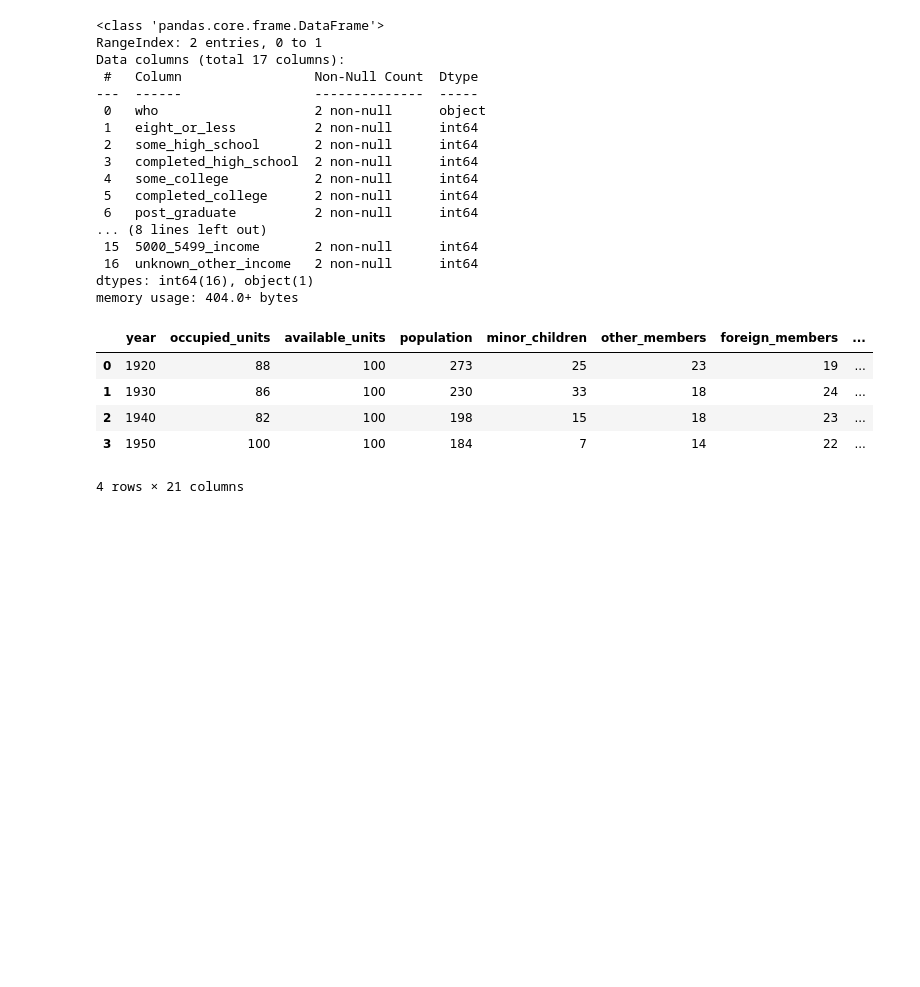
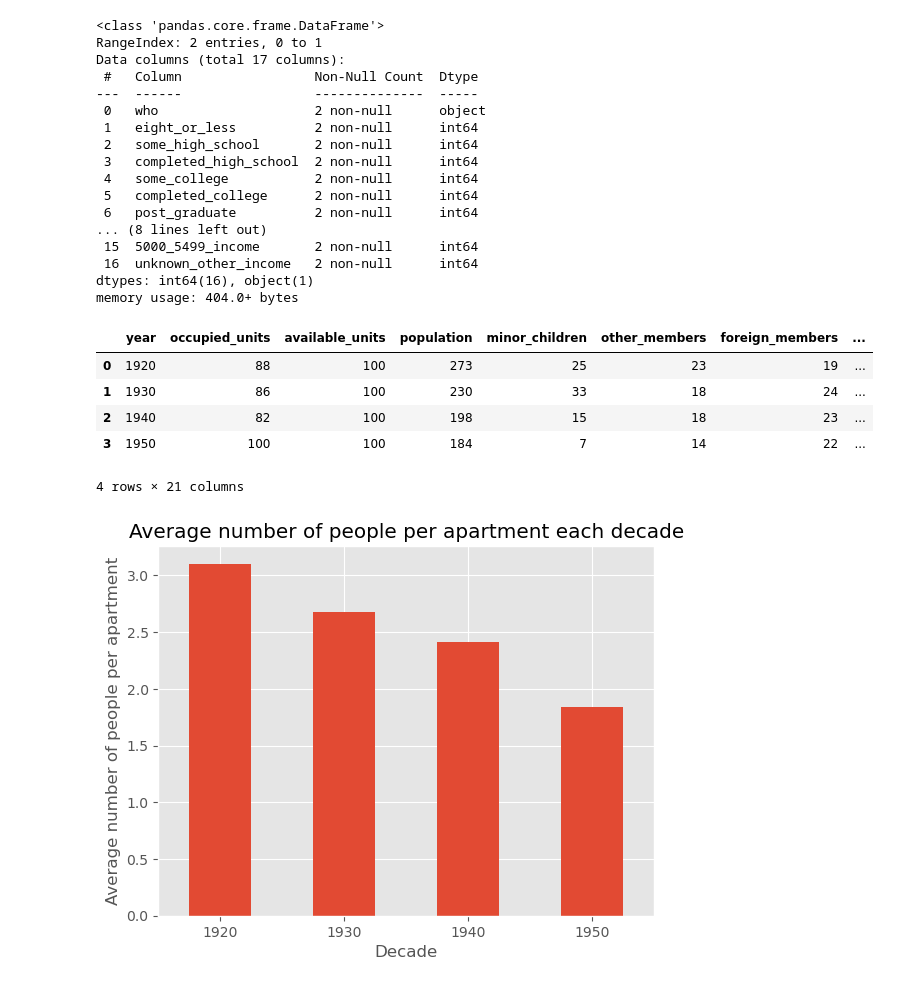
Before and after one commit to LDeYoung17/jackson-heights-analysis, a Jupyter notebook: notebooks/EDA.ipynb, the cells around one changed output. Saved outputs shown, nothing was run; the diff lists cells and outputs as text; code cells hidden in the pictures; blank space fills up the shorter version.

Commit message:
demographic charts

```diff
--- a/notebooks/EDA.ipynb
+++ b/notebooks/EDA.ipynb
@@ -159,6 +159,20 @@ display(df_demo)
 4 rows × 21 columns
 # %%
 df_demo['pop_density'] = df_demo['population'] / df_demo['occupied_units']
-df_demo['minor_percent'] = df_demo['minor_children'] / df_demo['population']
-df_demo['other_percent'] = df_demo['other_members'] / df_demo['population']
-df_demo['foreign_percent'] = df_demo['foreign_members'] / df_demo['population']
+df_demo['total_non_heads'] = df_demo['minor_children'] + df_demo['other_members'] + df_demo['foreign_members']
+df_demo['minor_percent'] = (df_demo['minor_children'] / df_demo['population']) * 100
+df_demo['other_percent'] = (df_demo['other_members'] / df_demo['population']) * 100
+df_demo['foreign_percent'] = (df_demo['foreign_members'] / df_demo['population']) * 100
+df_demo['non_head_percent'] = (df_demo['total_non_heads'] / df_demo['population']) * 100
+# %%
+df_demo.plot(kind='bar',
+             x='year',
+             y='pop_density',
+             title='Average number of people per apartment each decade',
+             xlabel='Decade',
+             ylabel='Average number of people per apartment')
+plt.legend().remove()
+plt.xticks(rotation=360)
+plt.show()
+# %% [output]
+[figure, added]
```
Also changed, not shown: parts of 8 cells of this notebook.
